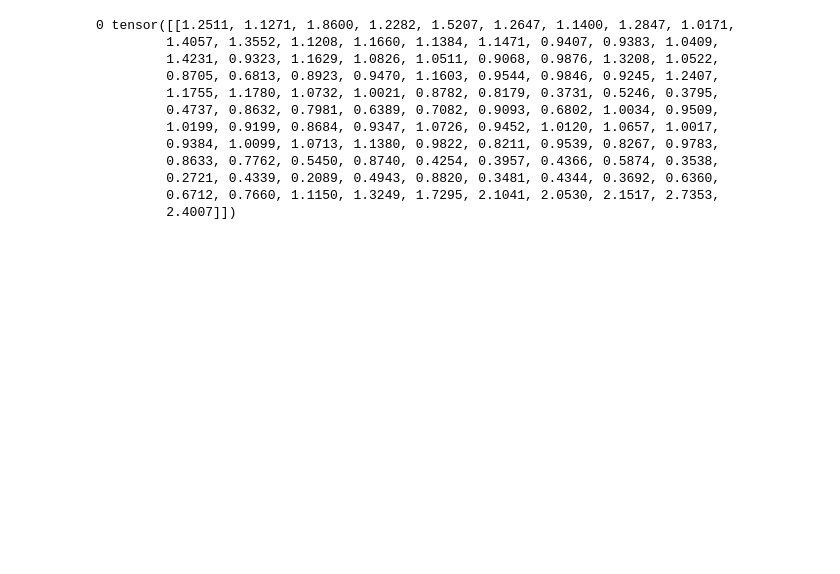
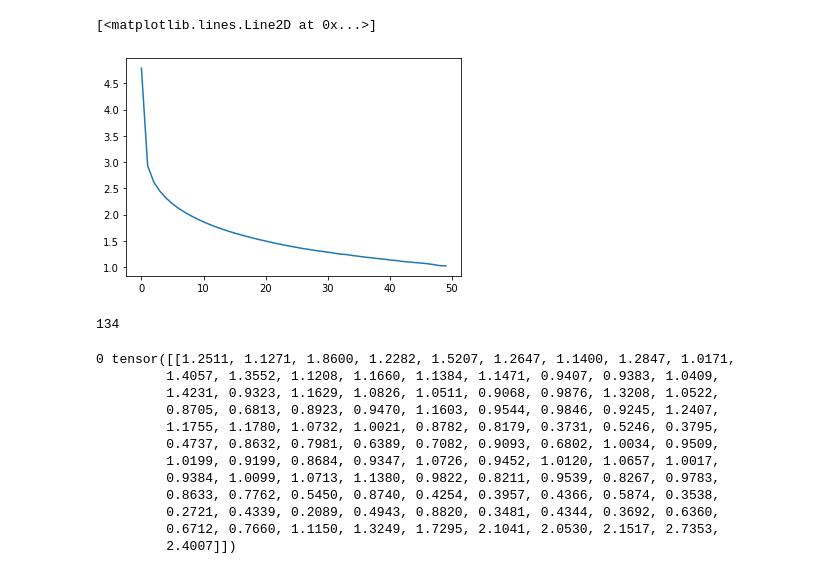
Before and after one commit to ChrisMott97/Structural-Health-Monitoring-Group-Project, a Jupyter notebook: auto-encoder/auto_encoder.ipynb, the cells around one changed output. Cells and saved outputs as stored; diff of their text form; code cells hidden in the pictures; blank space fills up the shorter version.

```diff
--- a/auto-encoder/auto_encoder.ipynb
+++ b/auto-encoder/auto_encoder.ipynb
@@ -59,3 +161,12 @@ load = DataLoader(tensor_data, batch_size=batch_size, shuffle=False)
+# %%
+plt.plot(losses)
+# %% [output]
+[<matplotlib.lines.Line2D at 0x...>]
+[figure, added]
+# %%
+len(dataset[0])
+# %% [output]
+134
 # %%
 for idx, item in enumerate(load):
     print(idx, item.view(-1,len(item)))
```
Also changed, not shown: parts of 18 cells of this notebook.
